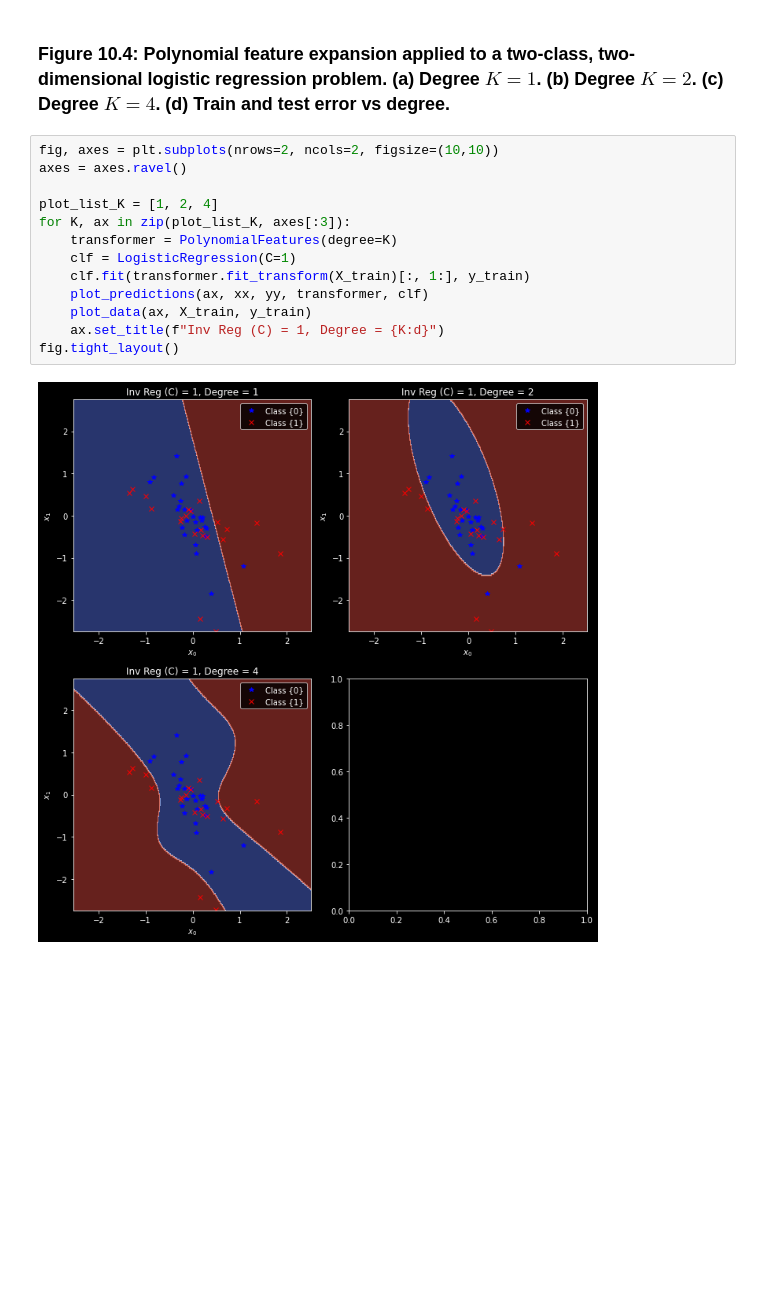
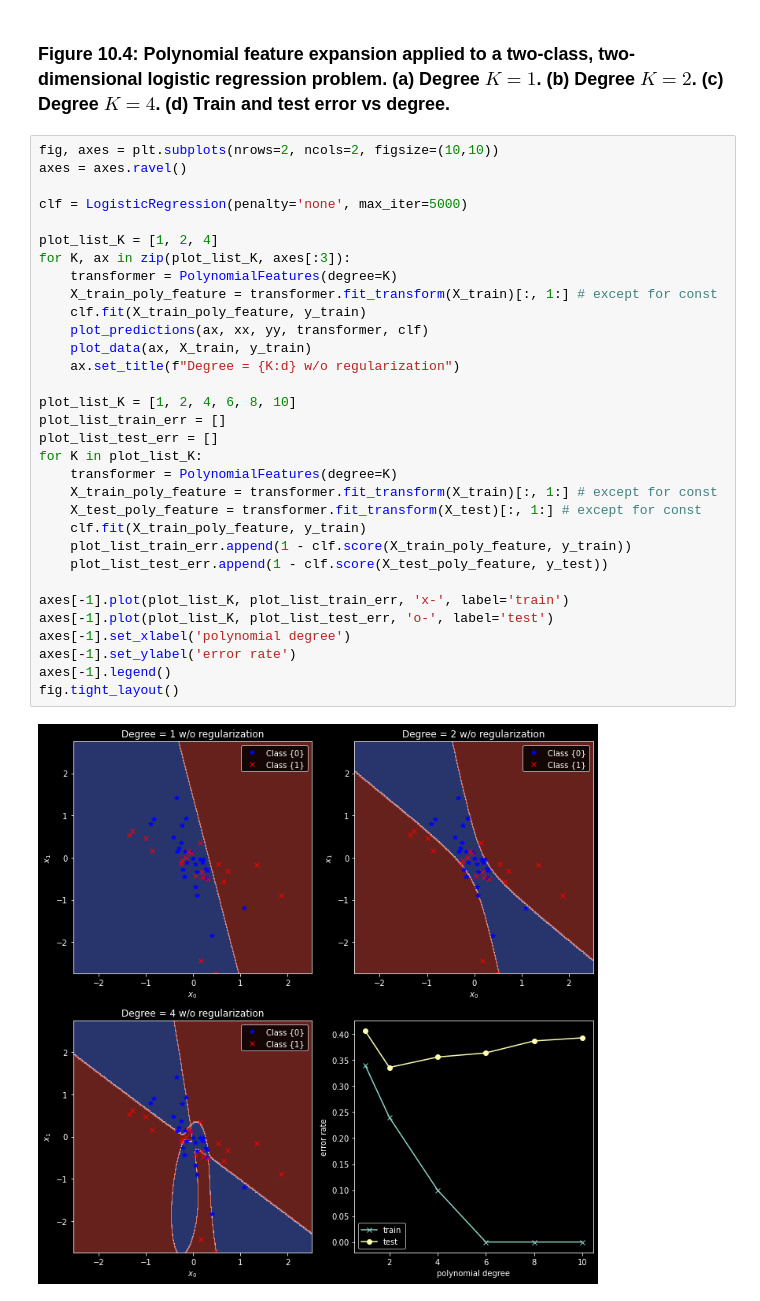
Before and after one commit to chofchof/probml, a Jupyter notebook: notebooks/book1/10/logreg_poly_demo.ipynb, the cells around one changed output. Cells and saved outputs as stored; diff of their text form; blank space fills up the shorter version.

Commit message:
Update logreg_poly_demo

```diff
--- a/notebooks/book1/10/logreg_poly_demo.ipynb
+++ b/notebooks/book1/10/logreg_poly_demo.ipynb
@@ -71,16 +71,35 @@ clf.score(X_train_poly_feature, y_train)
 # %%
 fig, axes = plt.subplots(nrows=2, ncols=2, figsize=(10,10))
 axes = axes.ravel()
 
+clf = LogisticRegression(penalty='none', max_iter=5000)
+
 plot_list_K = [1, 2, 4]
 for K, ax in zip(plot_list_K, axes[:3]):
     transformer = PolynomialFeatures(degree=K)
-    clf = LogisticRegression(C=1)
-    clf.fit(transformer.fit_transform(X_train)[:, 1:], y_train)
+    X_train_poly_feature = transformer.fit_transform(X_train)[:, 1:] # except for const
+    clf.fit(X_train_poly_feature, y_train)
     plot_predictions(ax, xx, yy, transformer, clf)
     plot_data(ax, X_train, y_train)
-    ax.set_title(f"Inv Reg (C) = 1, Degree = {K:d}")
+    ax.set_title(f"Degree = {K:d} w/o regularization")
+
+plot_list_K = [1, 2, 4, 6, 8, 10]
+plot_list_train_err = []
+plot_list_test_err = []
+for K in plot_list_K:
+    transformer = PolynomialFeatures(degree=K)
+    X_train_poly_feature = transformer.fit_transform(X_train)[:, 1:] # except for const
+    X_test_poly_feature = transformer.fit_transform(X_test)[:, 1:] # except for const
+    clf.fit(X_train_poly_feature, y_train)
+    plot_list_train_err.append(1 - clf.score(X_train_poly_feature, y_train))
+    plot_list_test_err.append(1 - clf.score(X_test_poly_feature, y_test))
+
+axes[-1].plot(plot_list_K, plot_list_train_err, 'x-', label='train')
+axes[-1].plot(plot_list_K, plot_list_test_err, 'o-', label='test')
+axes[-1].set_xlabel('polynomial degree')
+axes[-1].set_ylabel('error rate')
+axes[-1].legend()
 fig.tight_layout()
 # %% [output]
-[figure, old version]
+[figure, new version]
 # %% [markdown]
```
Also changed, not shown: parts of 7 cells of this notebook.
